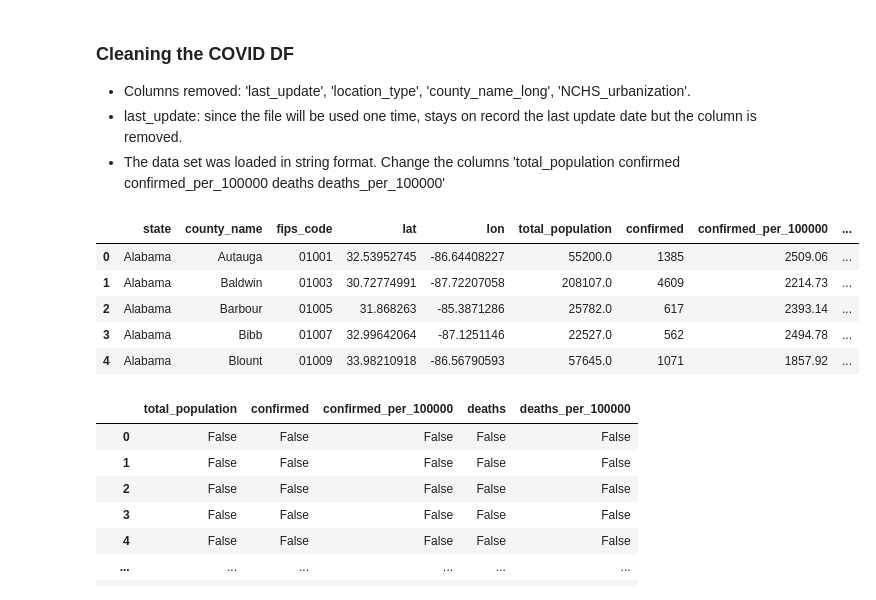
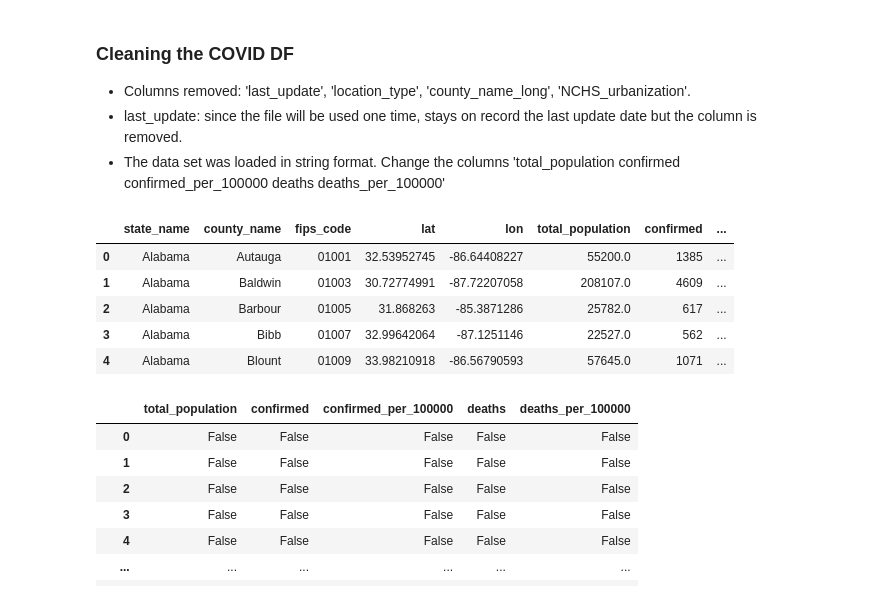
Before and after one commit to mmeadx/etl_covidvspoverty, a Jupyter notebook: ETL Project.ipynb, the cells around one changed output. Saved outputs shown, nothing was run; the diff lists cells and outputs as text; code cells hidden in the pictures.

```diff
--- a/ETL Project.ipynb
+++ b/ETL Project.ipynb
@@ -38,14 +39,15 @@ poverty_df.head()
 * The data set was loaded in string format. Change the columns 'total_population	confirmed	confirmed_per_100000	deaths	deaths_per_100000'
 # %%
 covid_data = covid_df[['state','county_name','fips_code','lat','lon','total_population','confirmed','confirmed_per_100000','deaths','deaths_per_100000']]
+covid_data = covid_data.rename(columns={'state':'state_name'})
 covid_data.head()
 # %% [output]
-|  | state | county_name | fips_code | lat | lon | total_population | confirmed | confirmed_per_100000 | ... |
-| 0 | Alabama | Autauga | 01001 | 32.53952745 | -86.64408227 | 55200.0 | 1385 | 2509.06 | ... |
-| 1 | Alabama | Baldwin | 01003 | 30.72774991 | -87.72207058 | 208107.0 | 4609 | 2214.73 | ... |
-| 2 | Alabama | Barbour | 01005 | 31.868263 | -85.3871286 | 25782.0 | 617 | 2393.14 | ... |
-| 3 | Alabama | Bibb | 01007 | 32.99642064 | -87.1251146 | 22527.0 | 562 | 2494.78 | ... |
-| 4 | Alabama | Blount | 01009 | 33.98210918 | -86.56790593 | 57645.0 | 1071 | 1857.92 | ... |
+|  | state_name | county_name | fips_code | lat | lon | total_population | confirmed | ... |
+| 0 | Alabama | Autauga | 01001 | 32.53952745 | -86.64408227 | 55200.0 | 1385 | ... |
+| 1 | Alabama | Baldwin | 01003 | 30.72774991 | -87.72207058 | 208107.0 | 4609 | ... |
+| 2 | Alabama | Barbour | 01005 | 31.868263 | -85.3871286 | 25782.0 | 617 | ... |
+| 3 | Alabama | Bibb | 01007 | 32.99642064 | -87.1251146 | 22527.0 | 562 | ... |
+| 4 | Alabama | Blount | 01009 | 33.98210918 | -86.56790593 | 57645.0 | 1071 | ... |
 # %%
 covid_data[['total_population','confirmed','confirmed_per_100000','deaths','deaths_per_100000']].isnull()
 # %% [output]
```
Also changed, not shown: parts of 13 cells of this notebook, 4 other files.
